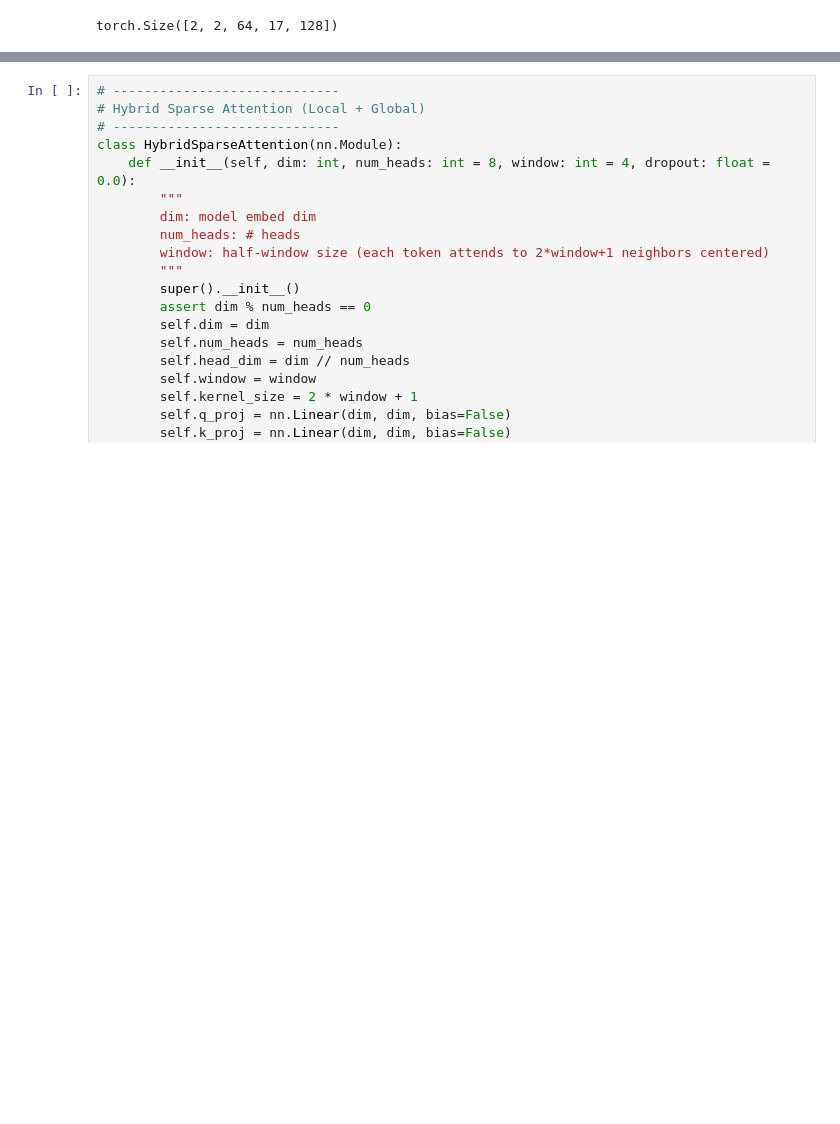
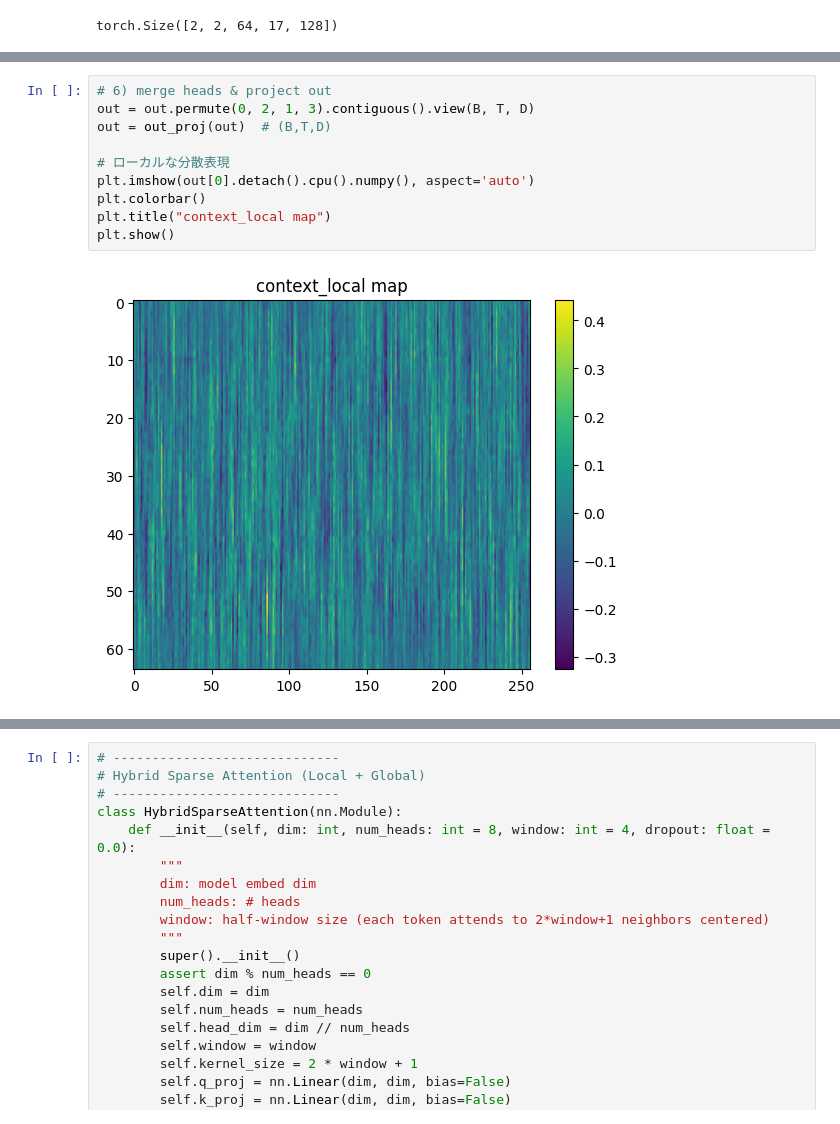
Before and after one commit to Shinichi0713/LLM-fundamental-study, a Jupyter notebook: attention/sparce_attn_src/src/Sparce_Attention_GlobalAttentnion.ipynb, the cells around one changed output, grey strips where cells are left out. Cells and saved outputs as stored; diff of their text form; blank space fills up the shorter version.

```diff
--- a/attention/sparce_attn_src/src/Sparce_Attention_GlobalAttentnion.ipynb
+++ b/attention/sparce_attn_src/src/Sparce_Attention_GlobalAttentnion.ipynb
@@ -125,0 +126,12 @@ plt.show()
+# %%
+# 6) merge heads & project out
+out = out.permute(0, 2, 1, 3).contiguous().view(B, T, D)
+out = out_proj(out)  # (B,T,D)
+
+# ローカルな分散表現
+plt.imshow(out[0].detach().cpu().numpy(), aspect='auto')
+plt.colorbar()
+plt.title("context_local map")
+plt.show()
+# %% [output]
+[figure, added]
```
Also changed, not shown: parts of 9 cells of this notebook, 2 other files.
